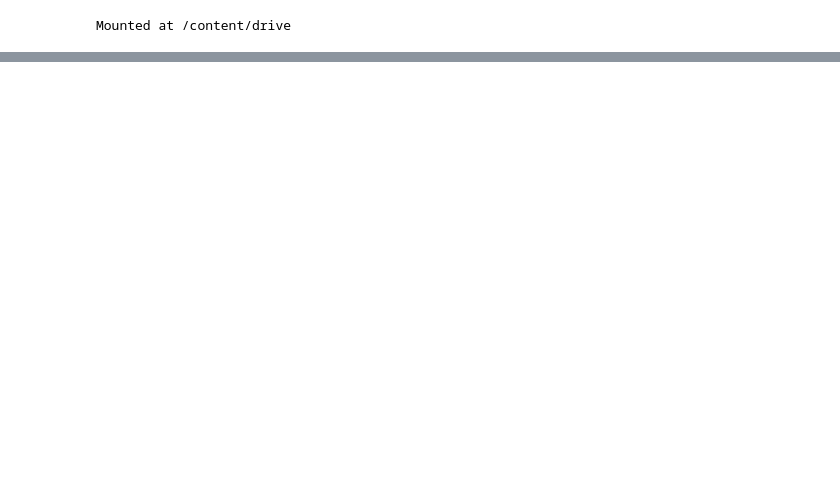
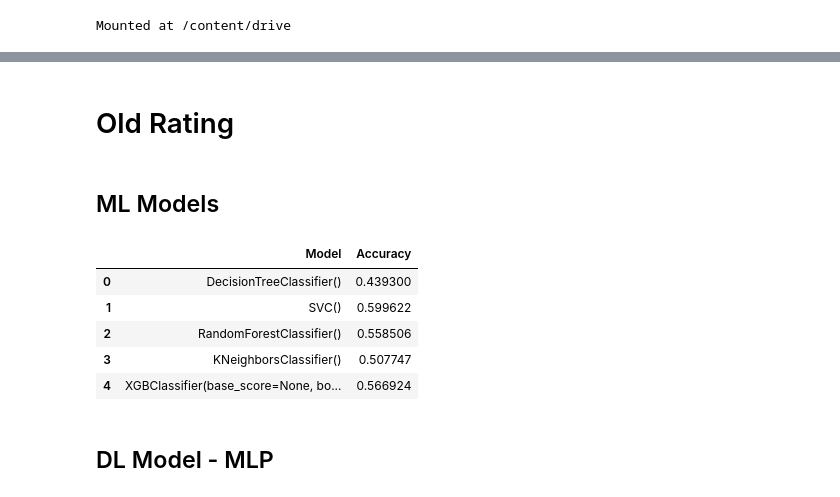
Before and after one commit to huyminh1115/Trip-Advisor-Hotel-Project, a Jupyter notebook: Code/Build_Models.ipynb, the cells around one changed output, grey strips where cells are left out. Cells and saved outputs as stored; diff of their text form; code cells hidden in the pictures; blank space fills up the shorter version.

```diff
--- a/Code/Build_Models.ipynb
+++ b/Code/Build_Models.ipynb
@@ -71,0 +138,44 @@ Model Accuracy: 0.8294706025859966
+# %% [markdown]
+# Old Rating
+# %%
+from sklearn.preprocessing import LabelEncoder
+
+# Assuming 'data' is your DataFrame and 'Rating' is your target column
+y_old = data['Rating']
+
+# Create a LabelEncoder object
+le = LabelEncoder()
+
+# Fit the encoder to your target variable and transform it
+y_old = le.fit_transform(y_old)
+
+
+X_old_train, X_old_test, y_old_train, y_old_test = train_test_split(X, y_old, test_size=0.2, random_state=42)
+# %% [markdown]
+## ML Models
+# %%
+
+models = [DecisionTreeClassifier(),
+          SVC(),
+          RandomForestClassifier(),
+          KNeighborsClassifier(),
+          XGBClassifier()]
+
+accuracy = []
+
+for model in models:
+    cross_val = cross_val_score(model, X_old_train, y_old_train, scoring='accuracy',
+                               cv=StratifiedKFold(10)).mean()
+    accuracy.append(cross_val)
+# %%
+acc = pd.DataFrame({'Model': models, 'Accuracy': accuracy})
+acc
+# %% [output]
+|  | Model | Accuracy |
+| 0 | DecisionTreeClassifier() | 0.439300 |
+| 1 | SVC() | 0.599622 |
+| 2 | RandomForestClassifier() | 0.558506 |
+| 3 | KNeighborsClassifier() | 0.507747 |
+| 4 | XGBClassifier(base_score=None, bo... | 0.566924 |
+# %% [markdown]
+## DL Model - MLP
```
Also changed, not shown: parts of 12 cells of this notebook.
